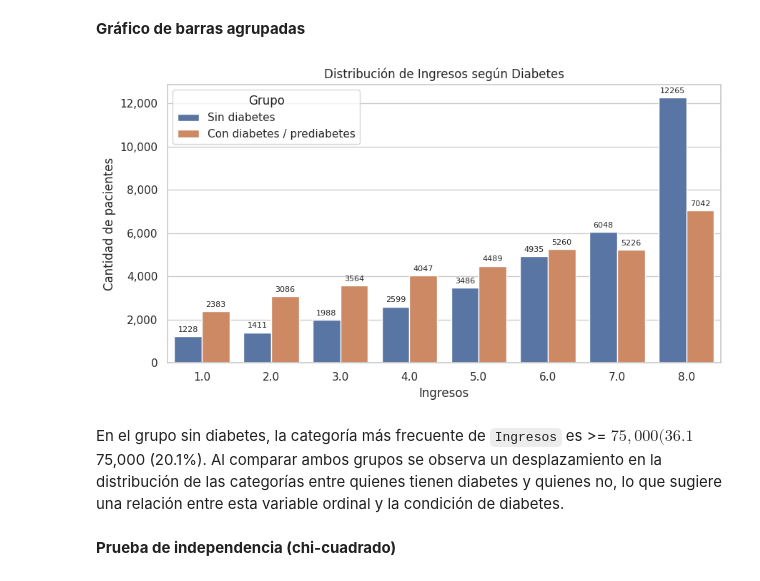
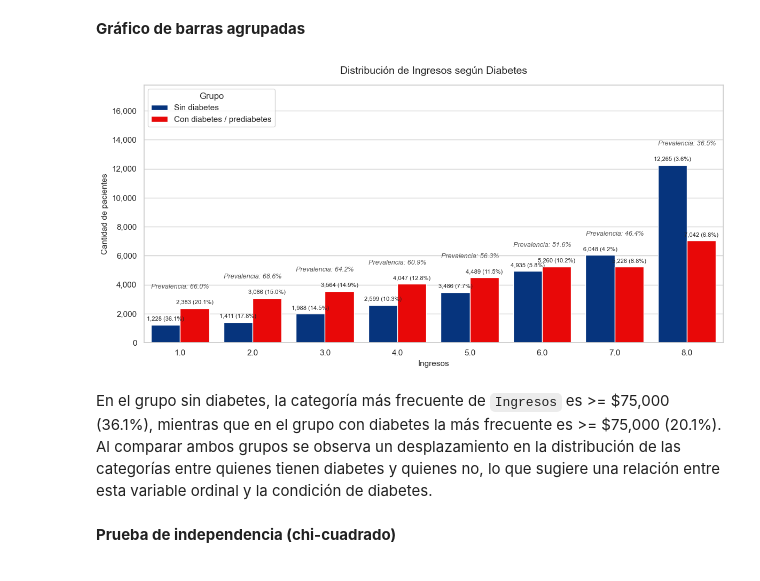
Before and after one commit to abrahanb123/book_phyton, a Jupyter notebook: notebooks/eda_bivariado_diabetes2.ipynb, the cells around one changed output. Saved outputs shown, nothing was run; the diff lists cells and outputs as text; code cells hidden in the pictures.

```diff
--- a/notebooks/eda_bivariado_diabetes2.ipynb
+++ b/notebooks/eda_bivariado_diabetes2.ipynb
@@ -1258,7 +1348,7 @@ df_plot['grupo'] = df_plot[target].map(etiquetas_diabetes)
 
 plt.figure(figsize=(9, 5))
 ax = sns.barplot(x='categoria', y='n', hue='grupo', data=df_plot,
-                  palette=['#4C72B0', '#DD8452'], dodge=True)
+                  palette=paleta_lista, saturation=1, dodge=True)
 
 for container in ax.containers:
     grupo_lbl = container.get_label()
@@ -1271,6 +1361,8 @@ plt.xlabel('SaludG')
 plt.ylabel('Cantidad de pacientes')
 plt.gca().yaxis.set_major_formatter(mticker.FuncFormatter(lambda x, _: f'{int(x):,}'))
 plt.legend(title='Grupo')
+plt.ylim(0, df_plot['n'].max() * 1.28)
+anotar_prevalencia(ax, df_plot, 'SaludG', df, target)
 plt.tight_layout()
 plt.show()
 # %% [output]
@@ -1322,7 +1414,7 @@ df_plot['grupo'] = df_plot[target].map(etiquetas_diabetes)
 
 plt.figure(figsize=(9, 5))
 ax = sns.barplot(x='categoria', y='n', hue='grupo', data=df_plot,
-                  palette=['#4C72B0', '#DD8452'], dodge=True)
+                  palette=paleta_lista, saturation=1, dodge=True)
 
 for container in ax.containers:
     grupo_lbl = container.get_label()
@@ -1335,6 +1427,8 @@ plt.xlabel('DificultadCaminar')
 plt.ylabel('Cantidad de pacientes')
 plt.gca().yaxis.set_major_formatter(mticker.FuncFormatter(lambda x, _: f'{int(x):,}'))
 plt.legend(title='Grupo')
+plt.ylim(0, df_plot['n'].max() * 1.28)
+anotar_prevalencia(ax, df_plot, 'DificultadCaminar', df, target)
 plt.tight_layout()
 plt.show()
 # %% [output]
@@ -1386,7 +1480,7 @@ df_plot['grupo'] = df_plot[target].map(etiquetas_diabetes)
 
 plt.figure(figsize=(9, 5))
 ax = sns.barplot(x='categoria', y='n', hue='grupo', data=df_plot,
-                  palette=['#4C72B0', '#DD8452'], dodge=True)
+                  palette=paleta_lista, saturation=1, dodge=True)
 
 for container in ax.containers:
     grupo_lbl = container.get_label()
@@ -1399,6 +1493,8 @@ plt.xlabel('Genero')
 plt.ylabel('Cantidad de pacientes')
 plt.gca().yaxis.set_major_formatter(mticker.FuncFormatter(lambda x, _: f'{int(x):,}'))
 plt.legend(title='Grupo')
+plt.ylim(0, df_plot['n'].max() * 1.28)
+anotar_prevalencia(ax, df_plot, 'Genero', df, target)
 plt.tight_layout()
 plt.show()
 # %% [output]
@@ -1534,7 +1661,7 @@ df_plot['grupo'] = df_plot[target].map(etiquetas_diabetes)
 
 plt.figure(figsize=(9, 5))
 ax = sns.barplot(x='categoria', y='n', hue='grupo', data=df_plot,
-                  palette=['#4C72B0', '#DD8452'], dodge=True)
+                  palette=paleta_lista, saturation=1, dodge=True)
 
 for container in ax.containers:
     grupo_lbl = container.get_label()
@@ -1547,6 +1674,8 @@ plt.xlabel('Educacion')
 plt.ylabel('Cantidad de pacientes')
 plt.gca().yaxis.set_major_formatter(mticker.FuncFormatter(lambda x, _: f'{int(x):,}'))
 plt.legend(title='Grupo')
+plt.ylim(0, df_plot['n'].max() * 1.28)
+anotar_prevalencia(ax, df_plot, 'Educacion', df, target)
 plt.tight_layout()
 plt.show()
 # %% [output]
@@ -1605,30 +1734,60 @@ tabla_Ingresos
 # %% [markdown]
 **Gráfico de barras agrupadas**
 # %%
+
+
 df_plot = tabla_Ingresos.copy()
 df_plot['grupo'] = df_plot[target].map(etiquetas_diabetes)
 
-plt.figure(figsize=(9, 5))
-ax = sns.barplot(x='categoria', y='n', hue='grupo', data=df_plot,
-                  palette=['#4C72B0', '#DD8452'], dodge=True)
+# 1. Ampliamos las dimensiones de la figura para mayor espacio y legibilidad
+plt.figure(figsize=(12, 6))
 
+ax = sns.barplot(
+    x='categoria',
+    y='n',
+    hue='grupo',
+    data=df_plot,
+    palette=paleta_lista, saturation=1,
+    dodge=True,
+)
+
+# 2. Ajustamos las etiquetas de las barras con un tamaño y separación adecuados
 for container in ax.containers:
-    grupo_lbl = container.get_label()
-    porcentajes = df_plot.loc[df_plot['grupo'] == grupo_lbl, 'porcentaje'].values
-    labels = [f"{int(v):,} ({p:.1f}%)" for v, p in zip(container.datavalues, porcentajes)]
-    ax.bar_label(container, labels=labels, padding=3, fontsize=8)
+  grupo_lbl = container.get_label()
+  if grupo_lbl:
+    porcentajes = df_plot.loc[
+        df_plot['grupo'] == grupo_lbl, 'porcentaje'
+    ].values
+    labels = [
+        f'{int(v):,} ({p:.1f}%)'
+        for v, p in zip(container.datavalues, porcentajes)
+    ]
+    ax.bar_label(
+        container, labels=labels, padding=4, fontsize=8, rotation=0
+    )
 
-plt.title('Distribución de Ingresos según Diabetes')
-plt.xlabel('Ingresos')
-plt.ylabel('Cantidad de pacientes')
-plt.gca().yaxis.set_major_formatter(mticker.FuncFormatter(lambda x, _: f'{int(x):,}'))
-plt.legend(title='Grupo')
+plt.title('Distribución de Ingresos según Diabetes', fontsize=14, pad=15)
+plt.xlabel('Ingresos', fontsize=11)
+plt.ylabel('Cantidad de pacientes', fontsize=11)
+
+plt.gca().yaxis.set_major_formatter(
+    mticker.FuncFormatter(lambda x, _: f'{int(x):,}')
+)
+plt.legend(title='Grupo', loc='upper left')
+
+# 3. Damos más margen superior en el eje Y para alojar correctamente la prevalencia
+max_n = df_plot['n'].max()
+plt.ylim(0, max_n * 1.45)
+
+# 4. Llamada a tu función de anotación de prevalencia
+anotar_prevalencia(ax, df_plot, 'Ingresos', df, target)
+
 plt.tight_layout()
 plt.show()
 # %% [output]
-[figure, old version]
+[figure, new version]
 # %% [markdown]
-En el grupo sin diabetes, la categoría más frecuente de `Ingresos` es >= $75,000 (36.1%), mientras que en el grupo con diabetes la más frecuente es >= $75,000 (20.1%). Al comparar ambos grupos se observa un desplazamiento en la distribución de las categorías entre quienes tienen diabetes y quienes no, lo que sugiere una relación entre esta variable ordinal y la condición de diabetes.
+En el grupo sin diabetes, la categoría más frecuente de `Ingresos` es >= \$75,000 (36.1%), mientras que en el grupo con diabetes la más frecuente es >= \$75,000 (20.1%). Al comparar ambos grupos se observa un desplazamiento en la distribución de las categorías entre quienes tienen diabetes y quienes no, lo que sugiere una relación entre esta variable ordinal y la condición de diabetes.
 # %% [markdown]
 **Prueba de independencia (chi-cuadrado)**
 # %%
```
Also changed, not shown: parts of 36 cells of this notebook, 3 other files.
